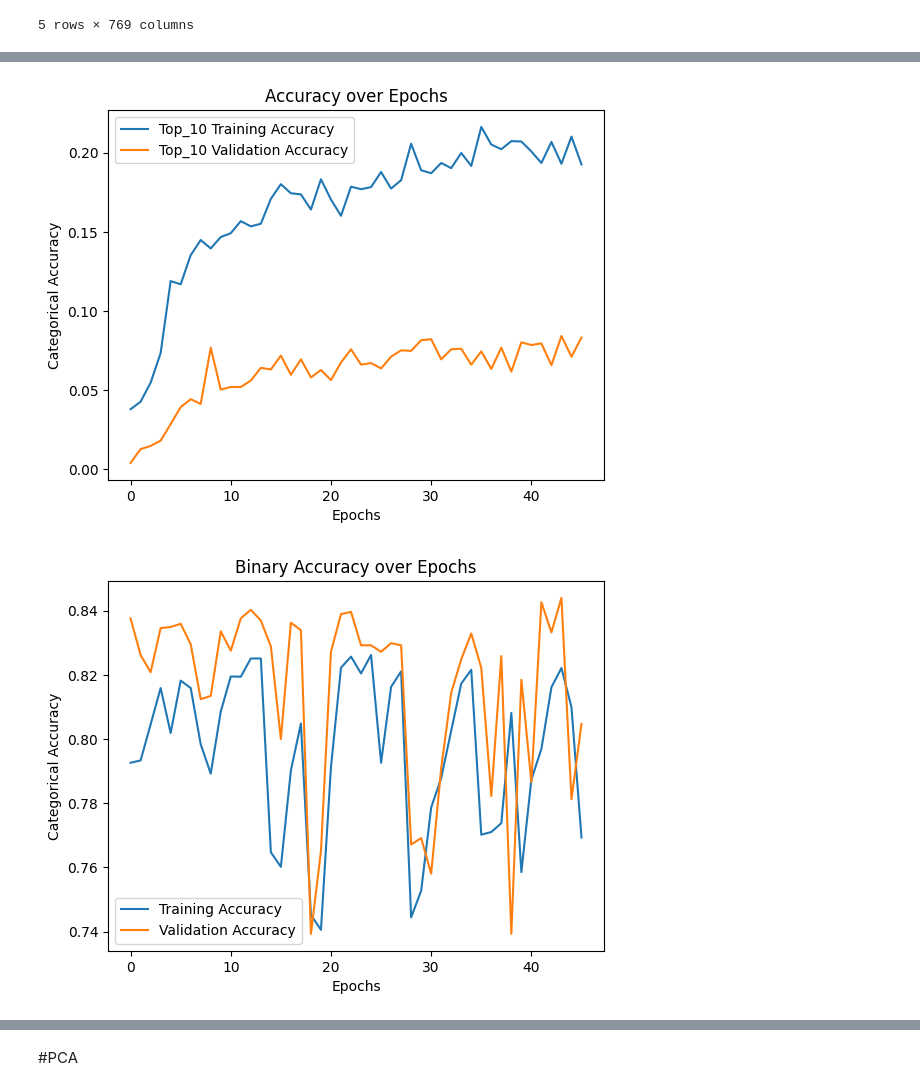
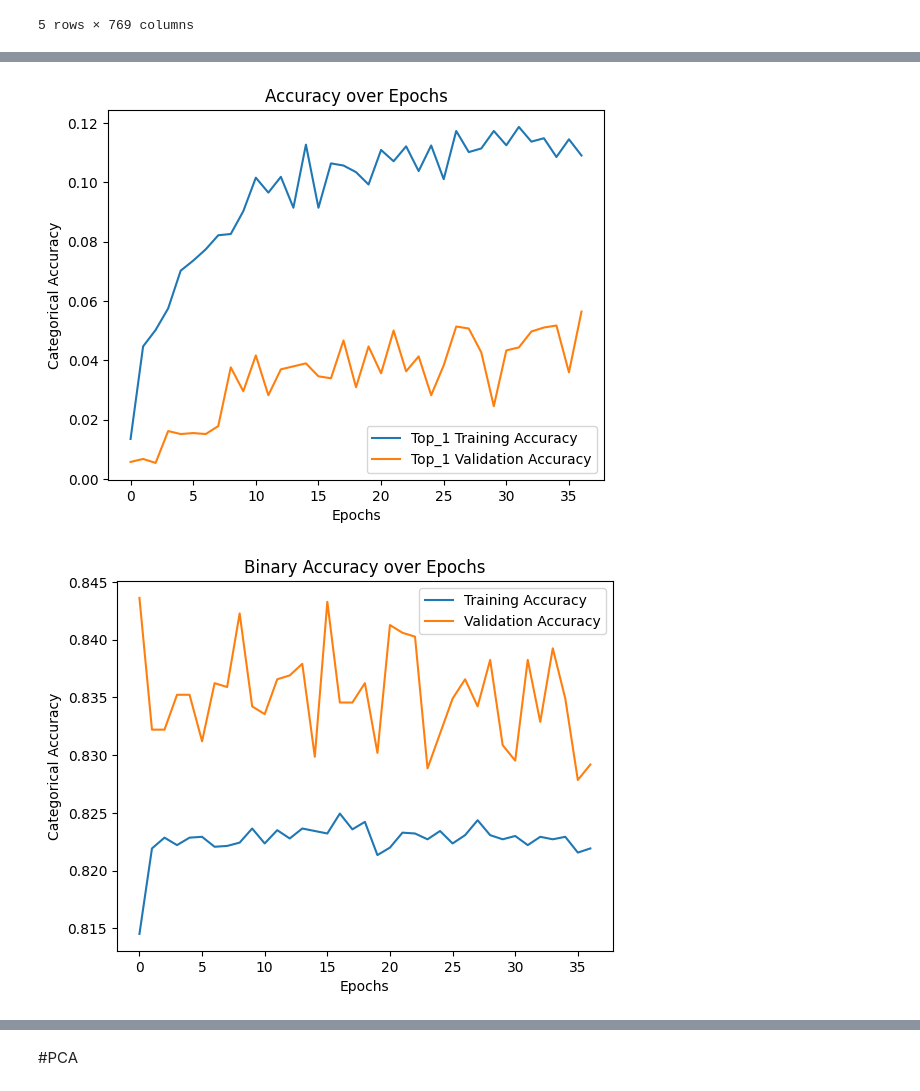
Before and after one commit to williambiondi/RecommenderGS, a Jupyter notebook: recommenderGranSasso.ipynb, the cells around one changed output, grey strips where cells are left out. Cells and saved outputs as stored; diff of their text form; code cells hidden in the pictures.

```diff
--- a/recommenderGranSasso.ipynb
+++ b/recommenderGranSasso.ipynb
@@ -358,9 +368,11 @@ composition_input = Input(shape=(1,), name='composition')
 item_inputs =[category_embedding_input, gender_input, collection_input, composition_input]
 concatenated = Concatenate()(item_inputs)
 
-x = Dense(18, activation='relu')(concatenated)
+x = Dense(128, activation='relu')(concatenated)
+x = BatchNormalization()(x)
 x = Dropout(0.2)(x)
-x = Dense(12)(x)
+x = Dense(64, activation='relu')(x)
+x = BatchNormalization()(x)
 x = Dropout(0.2)(x)
 
 item_model = Model(inputs=item_inputs, outputs=x)
@@ -370,9 +382,11 @@ user_embedding = Embedding(input_dim=len(unique_user_ids), output_dim=embedding_
 
 combined_input = Concatenate()([user_embedding])
 
-x = Dense(18, activation="relu")(combined_input)
+x = Dense(128, activation="relu")(combined_input)
+x = BatchNormalization()(x)
 x = Dropout(0.2)(x)
-x = Dense(12)(x)
+x = Dense(64, activation='relu')(x)
+x = BatchNormalization()(x)
 x = Dropout(0.2)(x)
 x = Flatten()(x)
 
@@ -576,15 +588,17 @@ composition_input = Input(shape=(1,), name='composition')
 item_inputs =[item_embedding_input, category_embedding_input, gender_input, collection_input, composition_input]
 concatenated = Concatenate()(item_inputs)
 
-x = Dense(256, activation='relu')(concatenated)
+x = Dense(512, activation='relu')(concatenated)
+x = BatchNormalization()(x)
+x = Dropout(0.2)(x)
+x = Dense(256, activation='relu')(x)
+x = BatchNormalization()(x)
 x = Dropout(0.2)(x)
 x = Dense(128, activation='relu')(x)
-x = Dropout(0.2)(x)
-x = Dense(64, activation='relu')(x)
-x = Dropout(0.2)(x)
-x = Dense(32)(x)
+x = BatchNormalization()(x)
 x = Dropout(0.2)(x)
 
+
 item_model = Model(inputs=item_inputs, outputs=x)
 # %%
 user_id_input = Input(shape=(1,), name="user_id", dtype=tf.int32)
@@ -592,13 +606,14 @@ user_embedding = Embedding(input_dim=len(unique_user_ids), output_dim=embedding_
 
 combined_input = Concatenate()([user_embedding])
 
-x = Dense(256, activation="relu")(combined_input)
+x = Dense(512, activation="relu")(combined_input)
+x = BatchNormalization()(x)
 x = Dropout(0.2)(x)
-x = Dense(128, activation="relu")(x)
+x = Dense(256, activation="relu")(x)
+x = BatchNormalization()(x)
 x = Dropout(0.2)(x)
-x = Dense(64, activation='relu')(x)
-x = Dropout(0.2)(x)
-x = Dense(32)(x)
+x = Dense(128, activation='relu')(x)
+x = BatchNormalization()(x)
 x = Dropout(0.2)(x)
 x = Flatten()(x)
 
@@ -655,8 +670,8 @@ plt.legend()
 plt.show()
 
 # Plot categorical accuracy
-plt.plot(metrics['factorized_top_k/top_10_categorical_accuracy'], label='Top_10 Training Accuracy')
-plt.plot(metrics['val_factorized_top_k/top_10_categorical_accuracy'], label='Top_10 Validation Accuracy')
+plt.plot(metrics['factorized_top_k/top_1_categorical_accuracy'], label='Top_1 Training Accuracy')
+plt.plot(metrics['val_factorized_top_k/top_1_categorical_accuracy'], label='Top_1 Validation Accuracy')
 plt.title('Accuracy over Epochs')
 plt.xlabel('Epochs')
 plt.ylabel('Categorical Accuracy')
@@ -676,2 +691,2 @@ plt.show()
-[figure, old version]
+[figure, new version]
-[figure, old version]
+[figure, new version]
```
Also changed, not shown: parts of 33 cells of this notebook.
